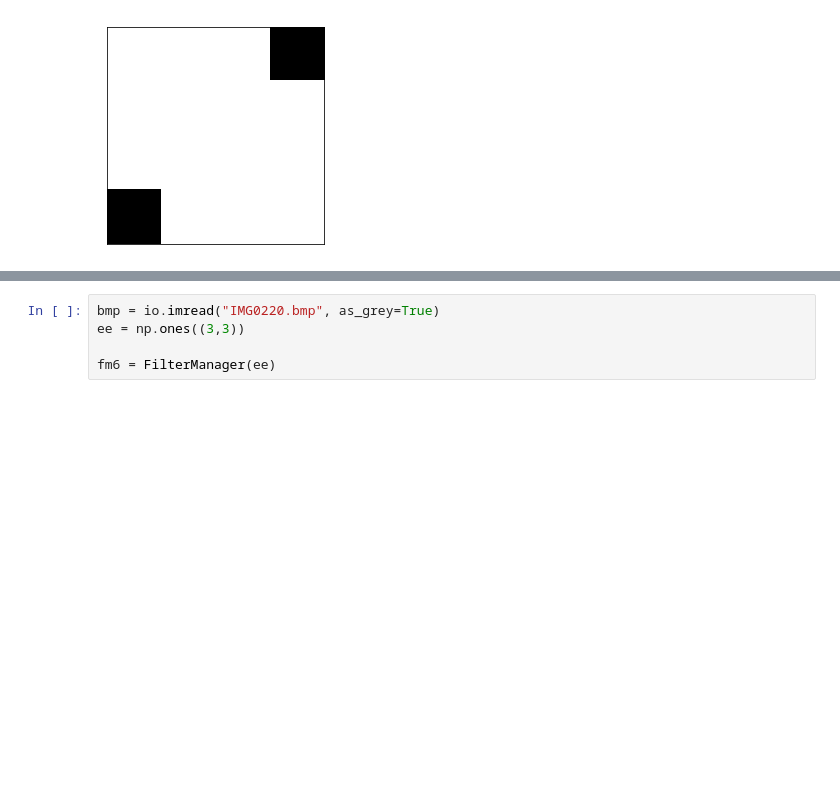
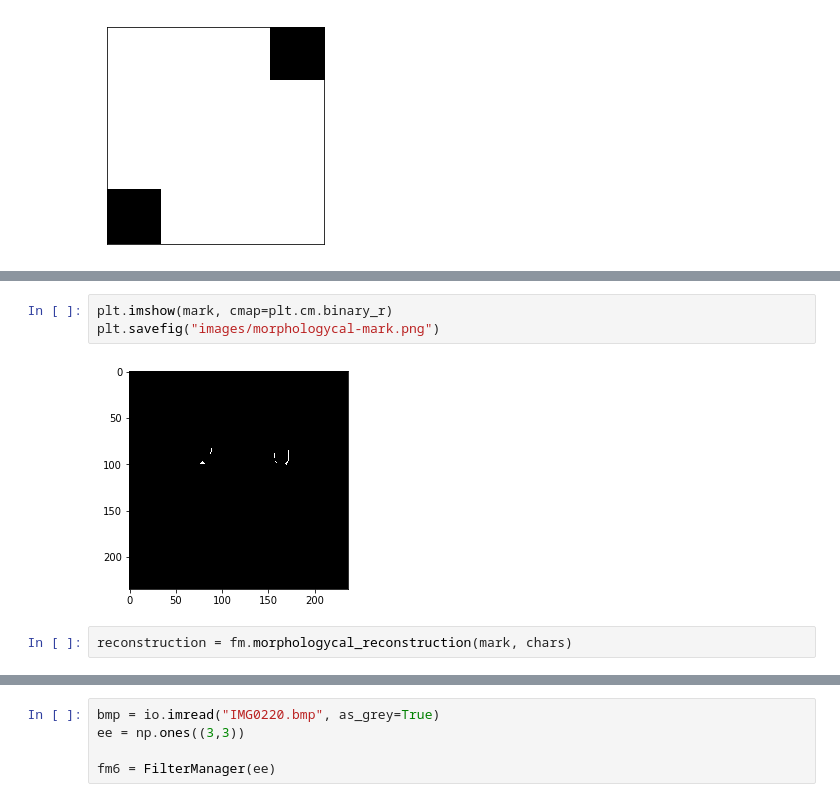
Before and after one commit to Pazitos10/math-morph, a Jupyter notebook: morpholgy_python.ipynb, the cells around one changed output, grey strips where cells are left out. Saved outputs shown, nothing was run; the diff lists cells and outputs as text; blank space fills up the shorter version.

```diff
--- a/morpholgy_python.ipynb
+++ b/morpholgy_python.ipynb
@@ -283,0 +298,7 @@ Wall time: 66.8 ms
+# %%
+plt.imshow(mark, cmap=plt.cm.binary_r)
+plt.savefig("images/morphologycal-mark.png")
+# %% [output]
+[figure, added]
+# %%
+reconstruction = fm.morphologycal_reconstruction(mark, chars)
```
Also changed, not shown: parts of 10 cells of this notebook, 11 other files.
